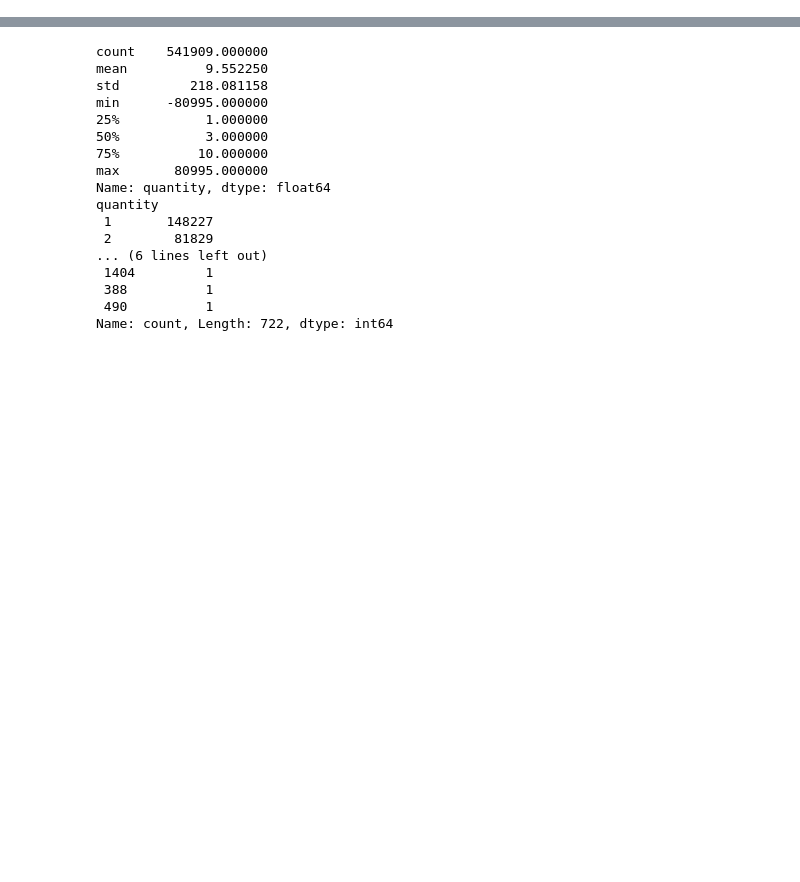
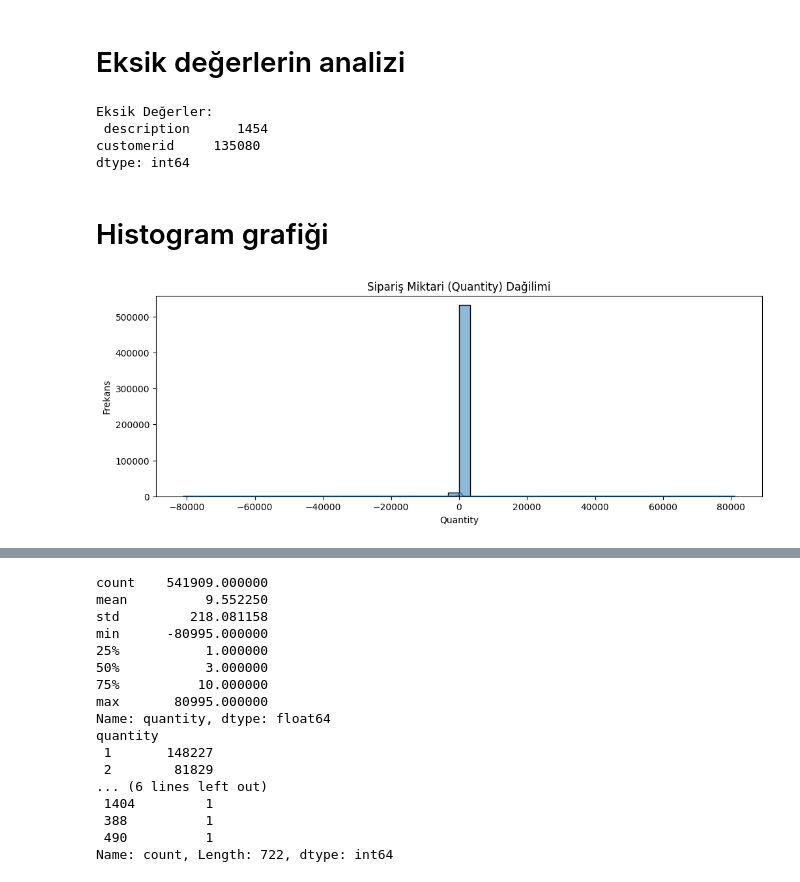
Before and after one commit to karahanmerves/e_commerce_analysis_pipline_project, a Jupyter notebook: src/analyze_data.ipynb, the cells around one changed output, grey strips where cells are left out. Saved outputs shown, nothing was run; the diff lists cells and outputs as text; code cells hidden in the pictures; blank space fills up the shorter version.

Commit message:
Performed exploratory data analysis (EDA) for e-commerce pipeline, including outlier detection, customer segmentation, and time series analysis.

```diff
--- a/src/analyze_data.ipynb
+++ b/src/analyze_data.ipynb
@@ -14,0 +65,21 @@ df.head()
+# %% [markdown]
+# Eksik değerlerin analizi
+# %%
+missing_values = df.isnull().sum()
+print("Eksik Değerler:\n", missing_values[missing_values > 0])
+# %% [output]
+Eksik Değerler:
+ description      1454
+customerid     135080
+dtype: int64
+# %% [markdown]
+# Histogram grafiği
+# %%
+plt.figure(figsize=(12, 4))
+sns.histplot(df["quantity"], bins=50, kde=True)
+plt.title("Sipariş Miktari (Quantity) Dağilimi")
+plt.xlabel("Quantity")
+plt.ylabel("Frekans")
+plt.show()
+# %% [output]
+[figure, added]
```
Also changed, not shown: parts of 37 cells of this notebook.
